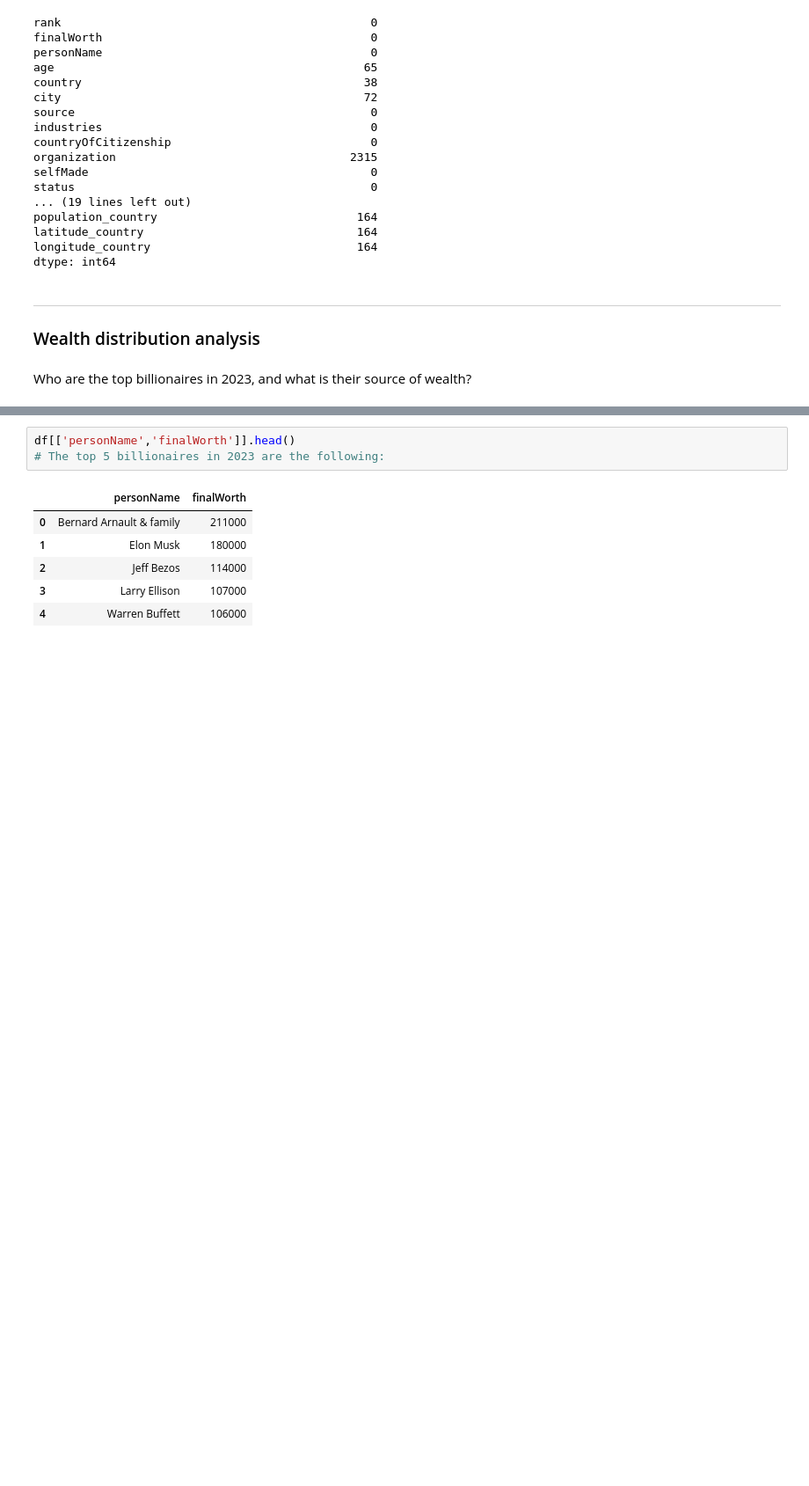
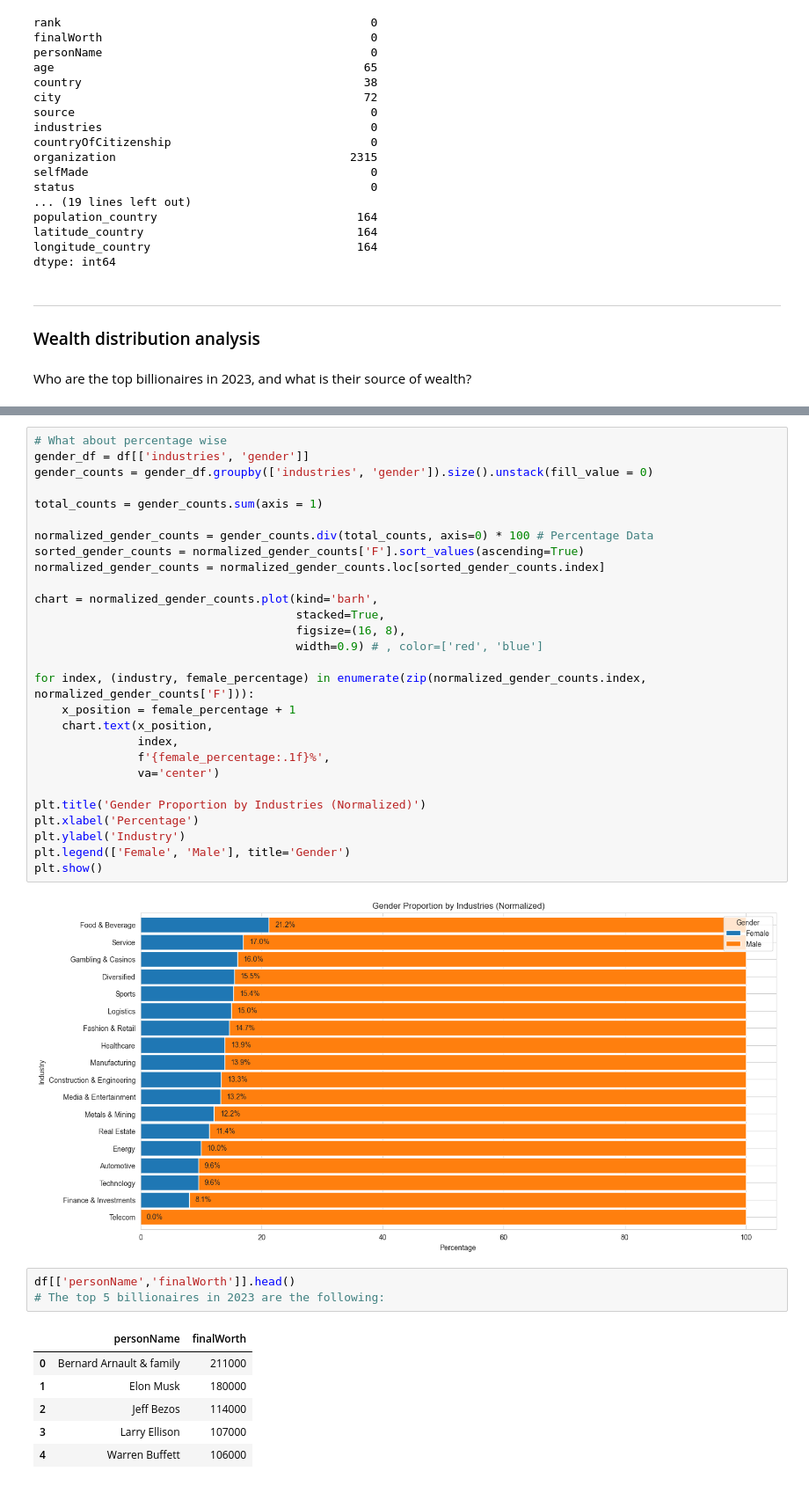
Before and after one commit to marcosziadi/Project_Billionaires_Statistics, a Jupyter notebook: Billionaires Statistics.ipynb, the cells around one changed output, grey strips where cells are left out. Shown: that part at 88% size. Drawn from its saved outputs; the diff is of its cells as text; blank space fills up the shorter version.

```diff
--- a/Billionaires Statistics.ipynb
+++ b/Billionaires Statistics.ipynb
@@ -277,3 +272,33 @@ plt.show()
+# %%
+# What about percentage wise
+gender_df = df[['industries', 'gender']]
+gender_counts = gender_df.groupby(['industries', 'gender']).size().unstack(fill_value = 0)
+
+total_counts = gender_counts.sum(axis = 1)
+
+normalized_gender_counts = gender_counts.div(total_counts, axis=0) * 100 # Percentage Data
+sorted_gender_counts = normalized_gender_counts['F'].sort_values(ascending=True)
+normalized_gender_counts = normalized_gender_counts.loc[sorted_gender_counts.index]
+
+chart = normalized_gender_counts.plot(kind='barh',
+                                      stacked=True,
+                                      figsize=(16, 8),
+                                      width=0.9) # , color=['red', 'blue']
+
+for index, (industry, female_percentage) in enumerate(zip(normalized_gender_counts.index, normalized_gender_counts['F'])):
+    x_position = female_percentage + 1
+    chart.text(x_position,
+               index,
+               f'{female_percentage:.1f}%',
+               va='center')
+
+plt.title('Gender Proportion by Industries (Normalized)')
+plt.xlabel('Percentage')
+plt.ylabel('Industry')
+plt.legend(['Female', 'Male'], title='Gender')
+plt.show()
+# %% [output]
+[figure, added]
 # %%
 df[['personName','finalWorth']].head()
 # The top 5 billionaires in 2023 are the following:
```
Also changed, not shown: parts of 6 cells of this notebook.
